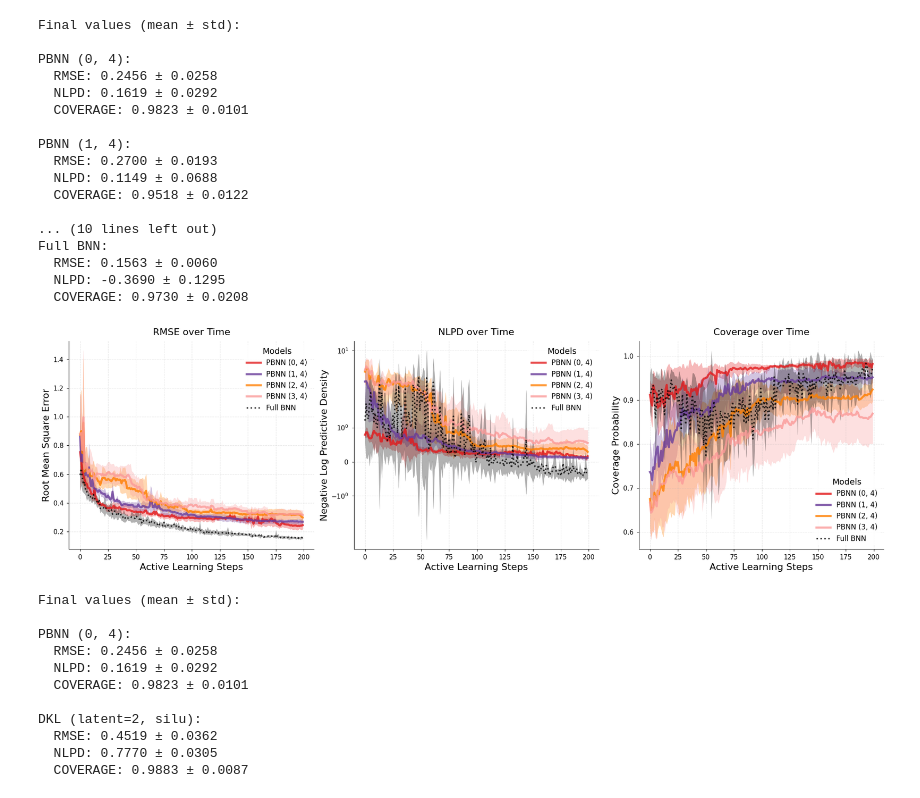
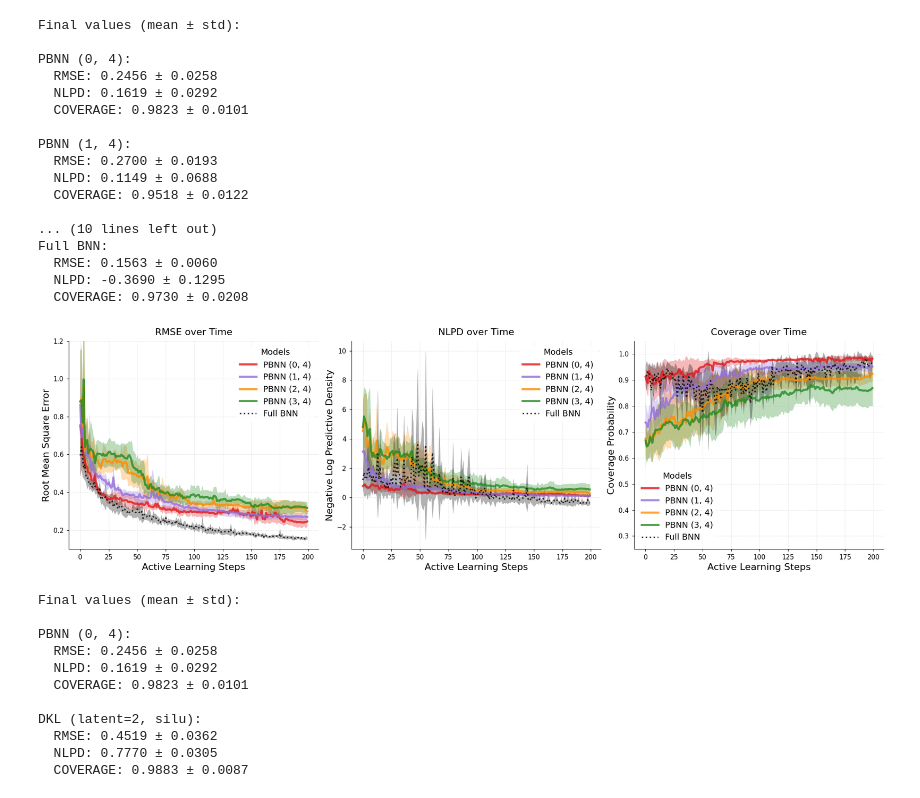
Before and after one commit to ziatdinovmax/NeuroBayes, a Jupyter notebook: active_learning_scripts/htem/viz.ipynb, the cells around one changed output. Drawn from its saved outputs; the diff is of its cells as text; code cells hidden in the pictures.

```diff
--- a/active_learning_scripts/htem/viz.ipynb
+++ b/active_learning_scripts/htem/viz.ipynb
@@ -9,34 +9,37 @@ pbnn_files = [
     'results/pbnn8888/htem_probdense1-dense4_steps200_epochs2000_lr0.005_20241209_020922.pkl',
     'results/pbnn8888/htem_probdense2-dense4_steps200_epochs2000_lr0.005_20241209_055114.pkl',
     'results/pbnn8888/htem_probdense3-dense4_steps200_epochs2000_lr0.005_20241208_155326.pkl'
 ]
 
 bnn_file = 'results/bnn8888/htem_steps200_20241213_105942.pkl'
 
 plot_comparison(
     pbnn_files=pbnn_files,
     bnn_file=bnn_file,
+    mse_ylim=(0.1, 1.2),
+    nlpd_symlog=False,
+    coverage_ylim=(0.25, 1.05),
     save_path='comparison_plot-pbnn8888-silu.png'
 );
 # %% [output]
 Final values (mean ± std):
 
 PBNN (0, 4):
   RMSE: 0.2456 ± 0.0258
   NLPD: 0.1619 ± 0.0292
   COVERAGE: 0.9823 ± 0.0101
 
 PBNN (1, 4):
   RMSE: 0.2700 ± 0.0193
   NLPD: 0.1149 ± 0.0688
   COVERAGE: 0.9518 ± 0.0122
 
 ... (10 lines left out)
 Full BNN:
   RMSE: 0.1563 ± 0.0060
   NLPD: -0.3690 ± 0.1295
   COVERAGE: 0.9730 ± 0.0208
-[figure, old version]
+[figure, new version]
 # %%
 pbnn_files = [
     'results/pbnn8888/htem_probdense0-dense4_steps200_epochs2000_lr0.005_20241208_213629.pkl'
```
Also changed, not shown: 44 other files.
